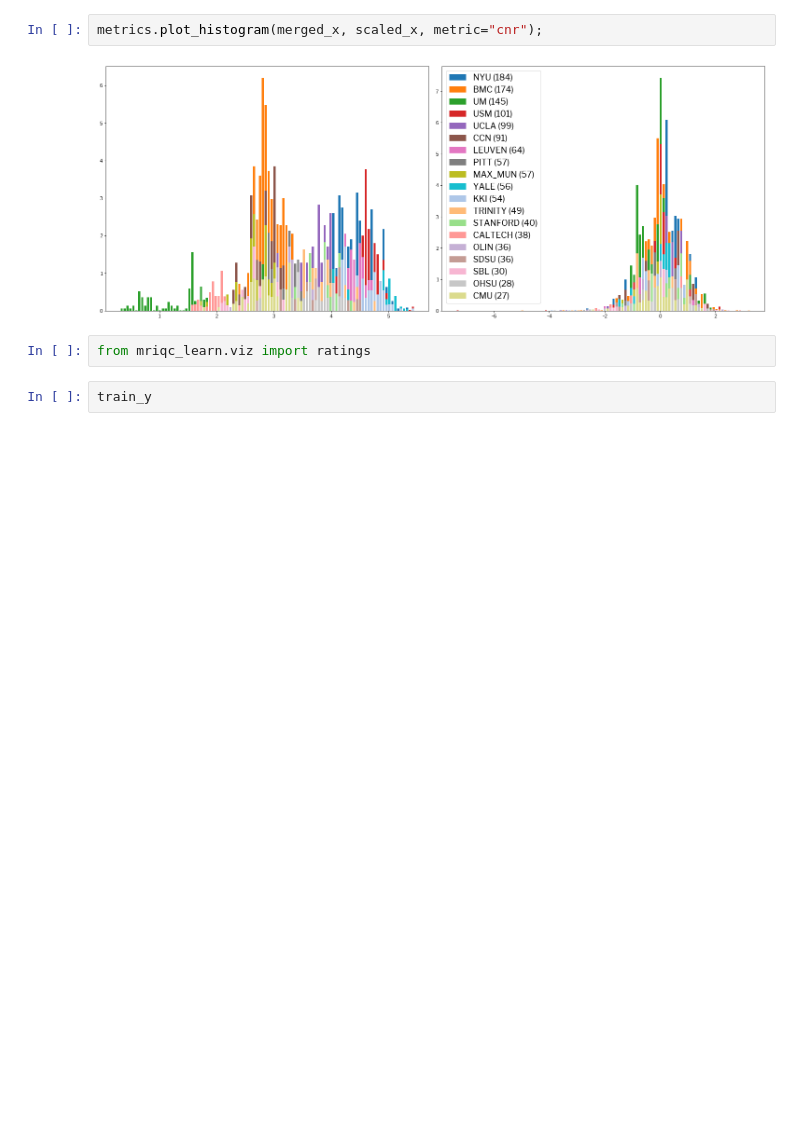
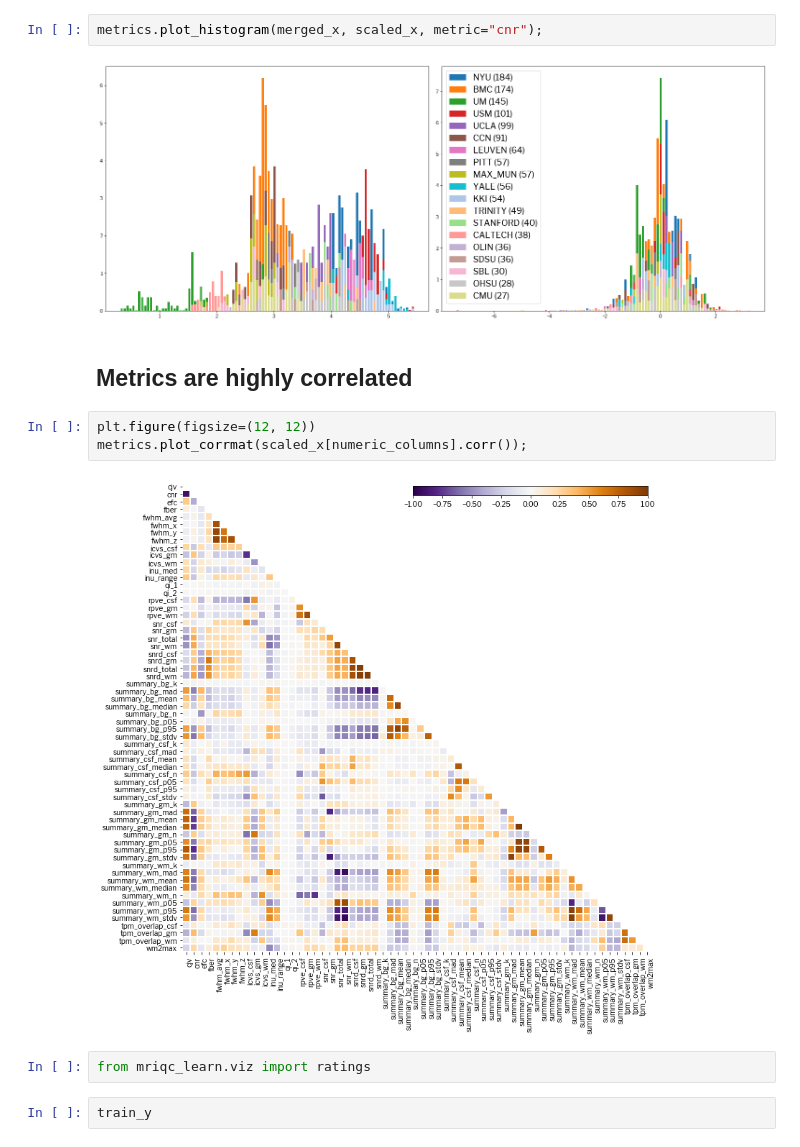
Before and after one commit to nipreps/mriqc-learn, a Jupyter notebook: docs/notebooks/Visualization.ipynb, the cells around one changed output. Drawn from its saved outputs; the diff is of its cells as text; blank space fills up the shorter version.

```diff
--- a/docs/notebooks/Visualization.ipynb
+++ b/docs/notebooks/Visualization.ipynb
@@ -53,6 +64,13 @@ metrics.plot_histogram(merged_x, scaled_x, metric="efc");
 metrics.plot_histogram(merged_x, scaled_x, metric="cnr");
 # %% [output]
 [figure]
+# %% [markdown]
+## Metrics are highly correlated
+# %%
+plt.figure(figsize=(12, 12))
+metrics.plot_corrmat(scaled_x[numeric_columns].corr());
+# %% [output]
+[figure, added]
 # %%
 from mriqc_learn.viz import ratings
 # %%
```
Also changed, not shown: parts of 6 cells of this notebook.
